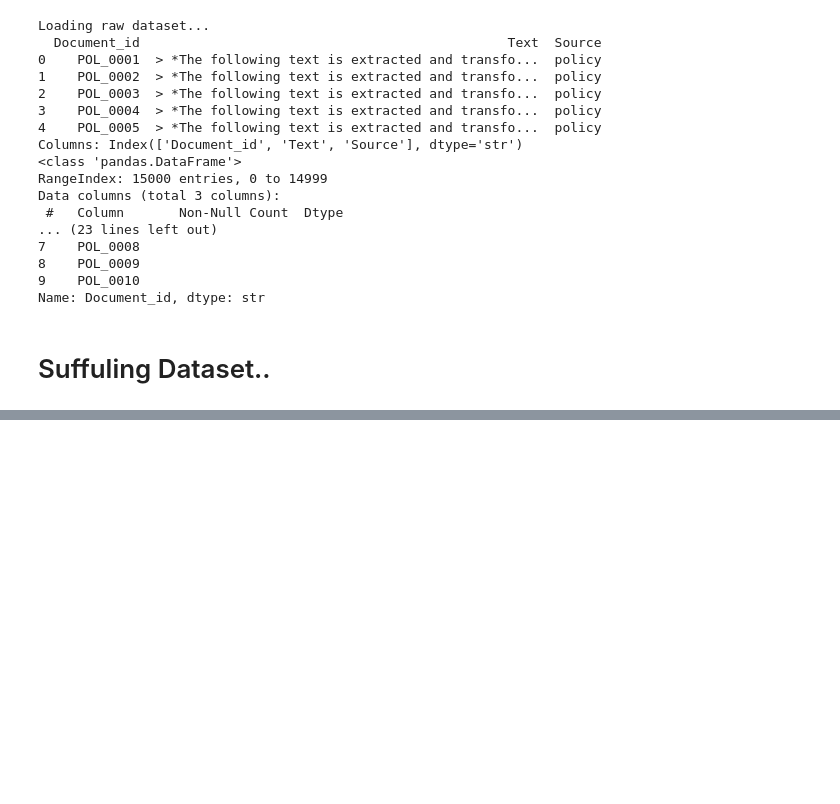
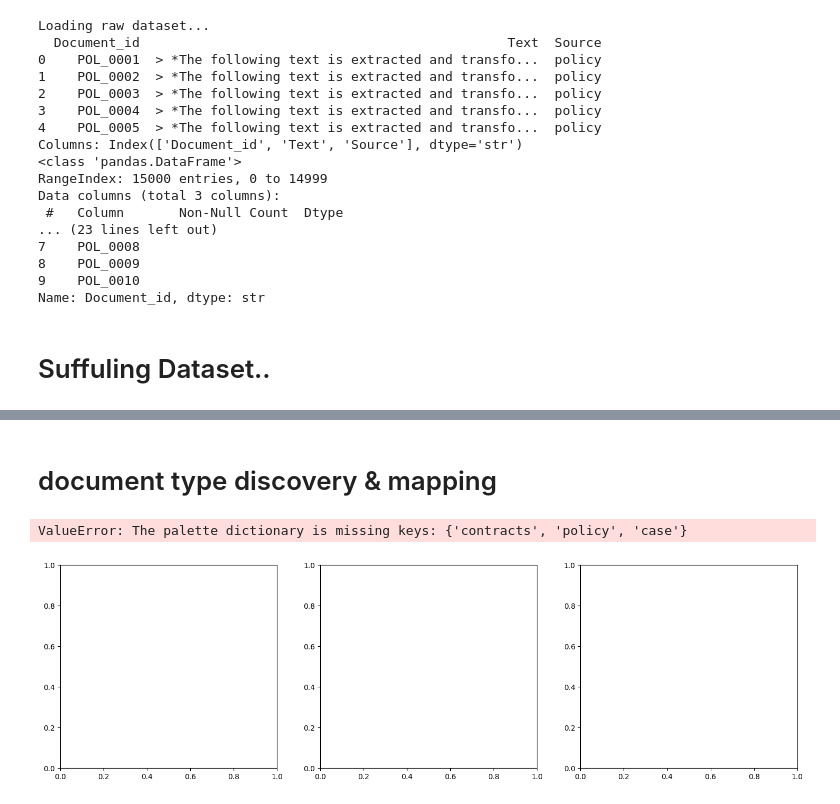
Before and after one commit to jannatunnesajerin/Unsupervised-NLP-code, a Jupyter notebook: Workd Data science/paperwork unsupervised/tfidf.ipynb, the cells around one changed output, grey strips where cells are left out. Saved outputs shown, nothing was run; the diff lists cells and outputs as text; code cells hidden in the pictures; blank space fills up the shorter version.

```diff
--- a/Workd Data science/paperwork unsupervised/tfidf.ipynb
+++ b/Workd Data science/paperwork unsupervised/tfidf.ipynb
@@ -78,0 +270,7 @@ df_model.to_excel("dataset_without_source.xlsx", index=False)"""
+# %%
+# Now fully safe to run without sampling on 15k rows!
+print("Running Hierarchical Clustering on the full 15k dataset...")
+hc_model = AgglomerativeClustering(n_clusters=3, linkage='complete')
+hc_labels = hc_model.fit_predict(umap_df[['UMAP1', 'UMAP2']])
+umap_df['cluster_hc'] = hc_labels.astype(str)
+print("\nHierarchical Cluster Counts:\n", umap_df['cluster_hc'].value_counts())
@@ -78,0 +355,23 @@ df_model.to_excel("dataset_without_source.xlsx", index=False)"""
+# %% [markdown]
+# document type discovery & mapping
+# %%
+fig, axes = plt.subplots(1, 3, figsize=(18, 5))
+color_dict = {"Contracts": "#00BA38", "Judgement": "#619CFF", "Policy": "#F8766D", "Noise": "grey", "Other": "black"}
+
+# Plot 1: KMeans
+sns.scatterplot(data=umap_df, x='UMAP1', y='UMAP2', hue='DocType_KMeans', palette=color_dict, alpha=0.6, s=10, ax=axes[0])
+axes[0].set_title("K-Means: Document Types")
+
+# Plot 2: Hierarchical
+sns.scatterplot(data=umap_df, x='UMAP1', y='UMAP2', hue='DocType_HC', palette=color_dict, alpha=0.6, s=10, ax=axes[1])
+axes[1].set_title("Hierarchical: Document Types")
+
+# Plot 3: DBSCAN
+sns.scatterplot(data=umap_df, x='UMAP1', y='UMAP2', hue='DocType_DBSCAN', palette=color_dict, alpha=0.6, s=10, ax=axes[2])
+axes[2].set_title("DBSCAN: Document Types")
+
+plt.tight_layout()
+plt.show()
+# %% [output]
+ValueError: The palette dictionary is missing keys: {'contracts', 'policy', 'case'}
+[figure, added]
```
Also changed, not shown: parts of 22 cells of this notebook.
